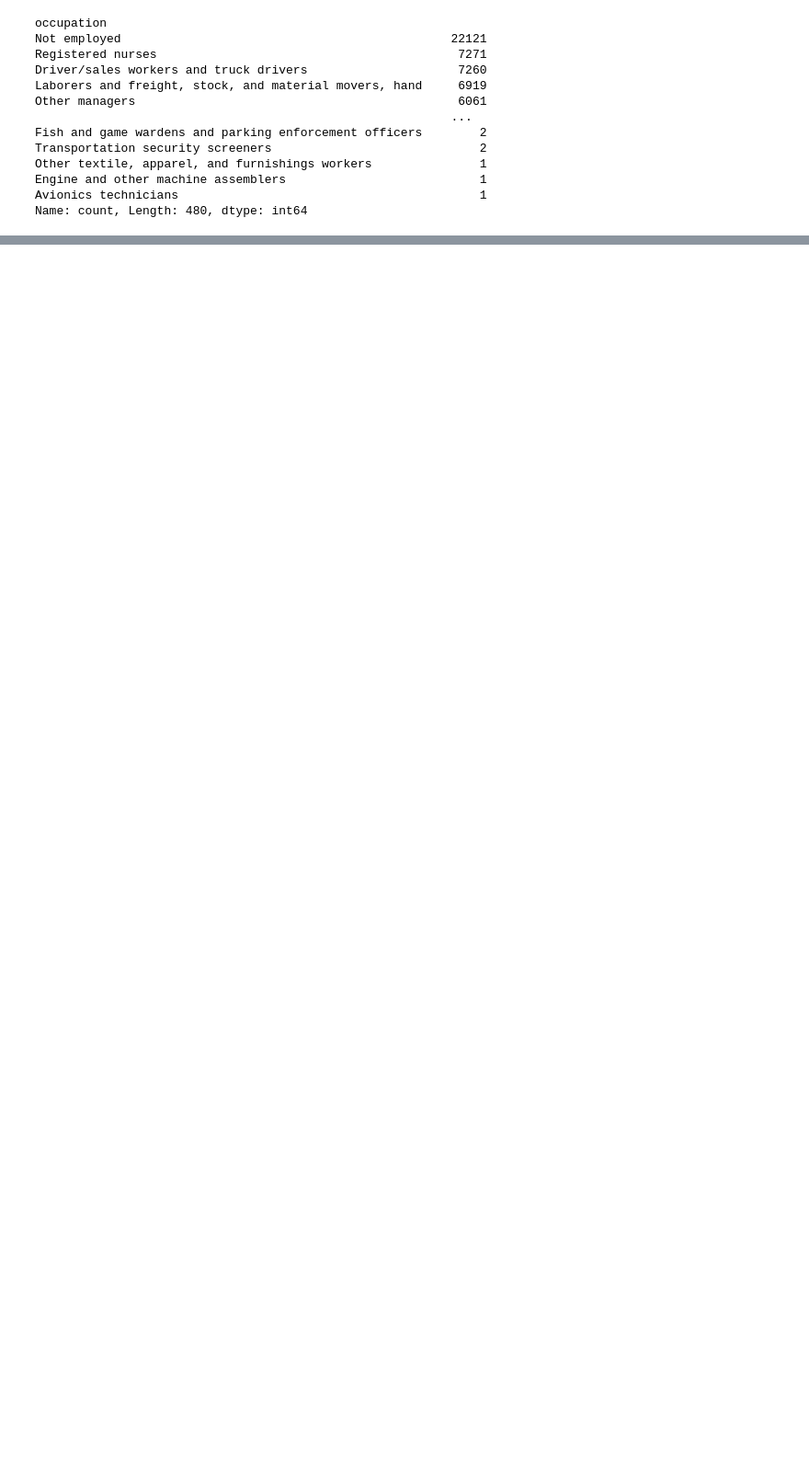
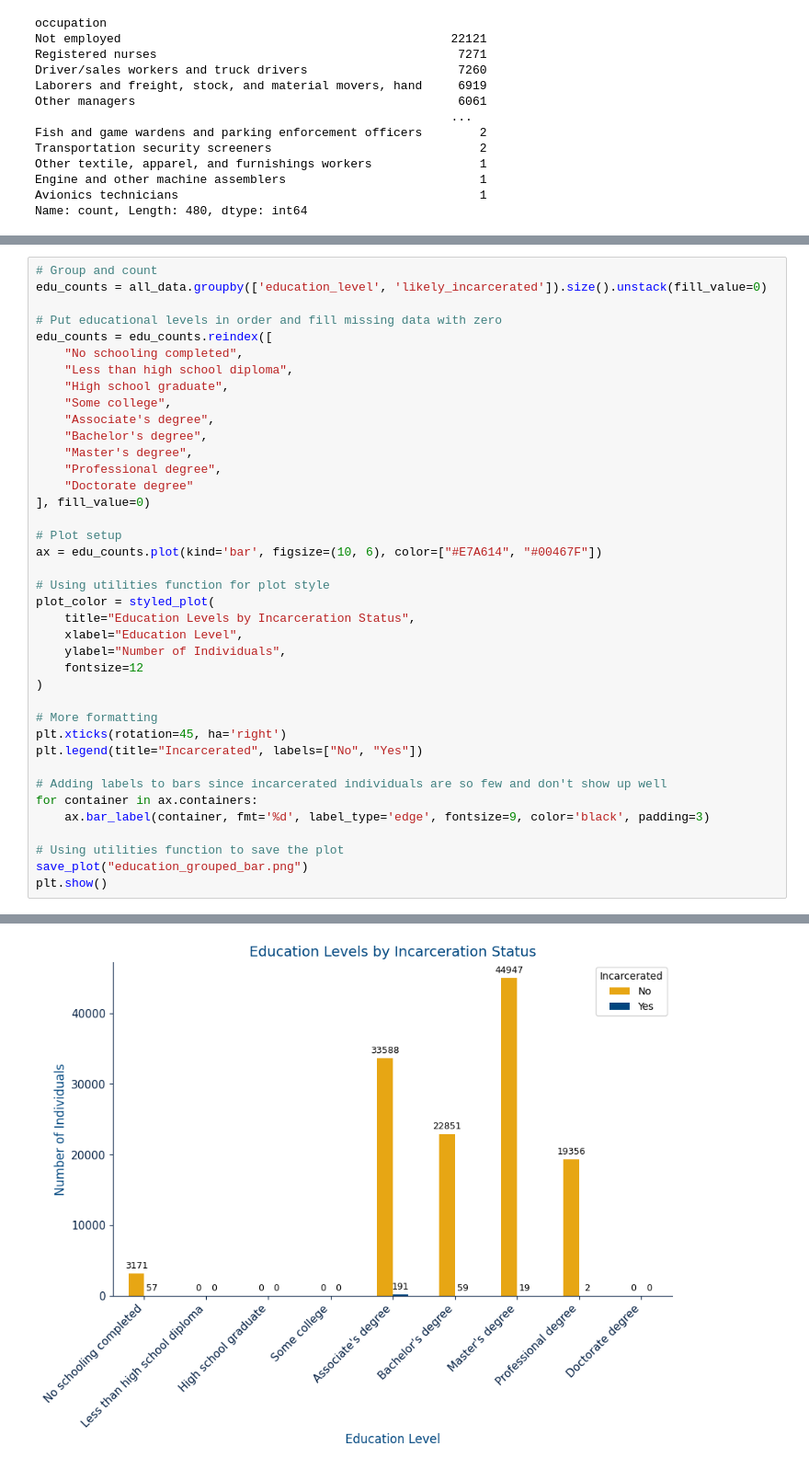
Before and after one commit to ashley-skidmore/prison_to_profession, a Jupyter notebook: main.ipynb, the cells around one changed output, grey strips where cells are left out. Shown at 92% size. Cells and saved outputs as stored; diff of their text form; blank space fills up the shorter version.

```diff
--- a/main.ipynb
+++ b/main.ipynb
@@ -203,0 +210,40 @@ Name: count, Length: 480, dtype: int64
+# %%
+# Group and count
+edu_counts = all_data.groupby(['education_level', 'likely_incarcerated']).size().unstack(fill_value=0)
+
+# Put educational levels in order and fill missing data with zero
+edu_counts = edu_counts.reindex([
+    "No schooling completed",
+    "Less than high school diploma",
+    "High school graduate",
+    "Some college",
+    "Associate's degree",
+    "Bachelor's degree",
+    "Master's degree",
+    "Professional degree",
+    "Doctorate degree"
+], fill_value=0)
+
+# Plot setup
+ax = edu_counts.plot(kind='bar', figsize=(10, 6), color=["#E7A614", "#00467F"])
+
+# Using utilities function for plot style
+plot_color = styled_plot(
+    title="Education Levels by Incarceration Status",
+    xlabel="Education Level",
+    ylabel="Number of Individuals",
+    fontsize=12
+)
+
+# More formatting
+plt.xticks(rotation=45, ha='right')
+plt.legend(title="Incarcerated", labels=["No", "Yes"])
+
+# Adding labels to bars since incarcerated individuals are so few and don't show up well
+for container in ax.containers:
+    ax.bar_label(container, fmt='%d', label_type='edge', fontsize=9, color='black', padding=3)
+
+# Using utilities function to save the plot
+save_plot("education_grouped_bar.png")
+plt.show()
+# %% [output]
@@ -203,0 +251 @@ Name: count, Length: 480, dtype: int64
+[figure, added]
```
Also changed, not shown: parts of 9 cells of this notebook, 2 other files.
